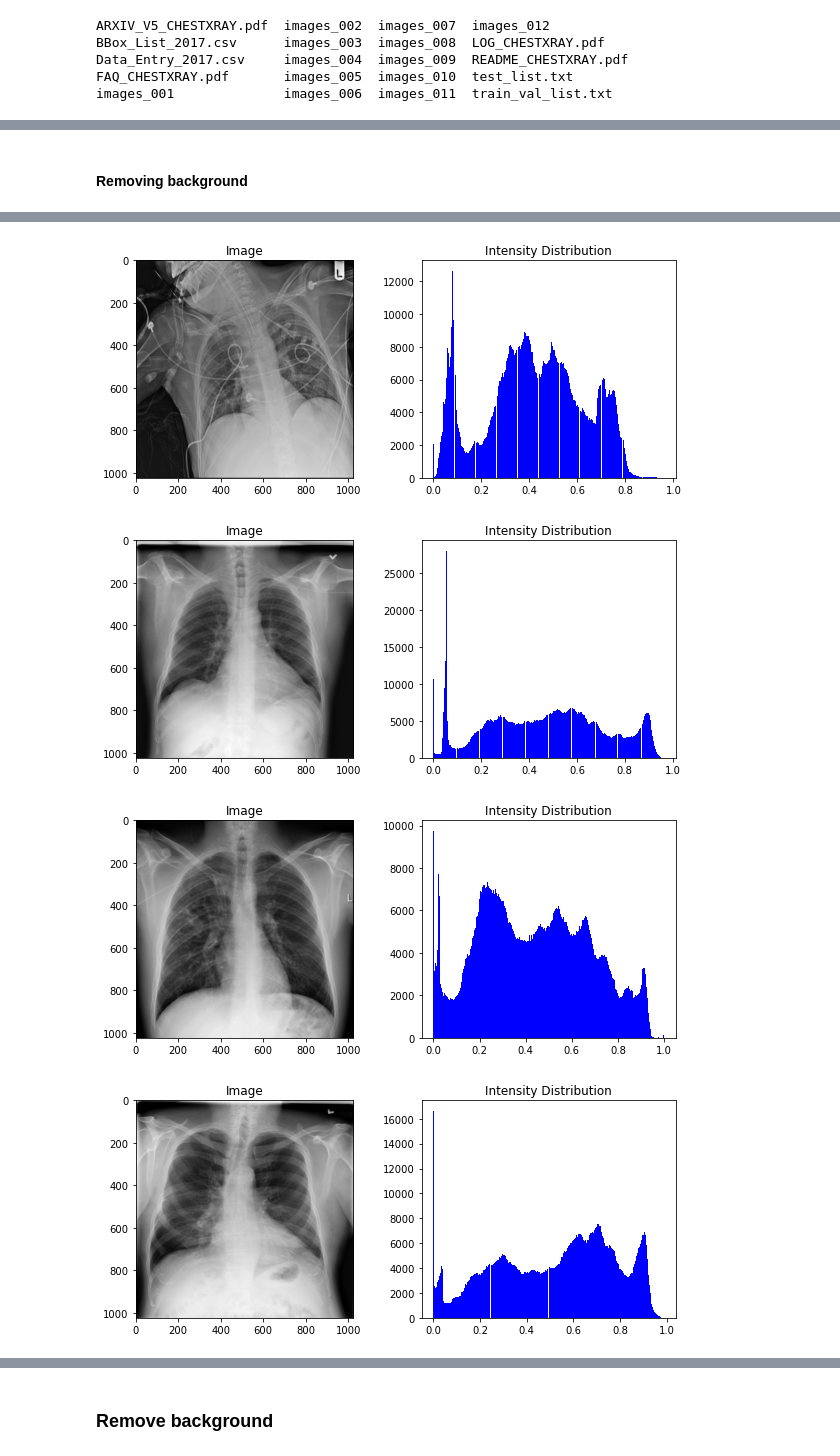
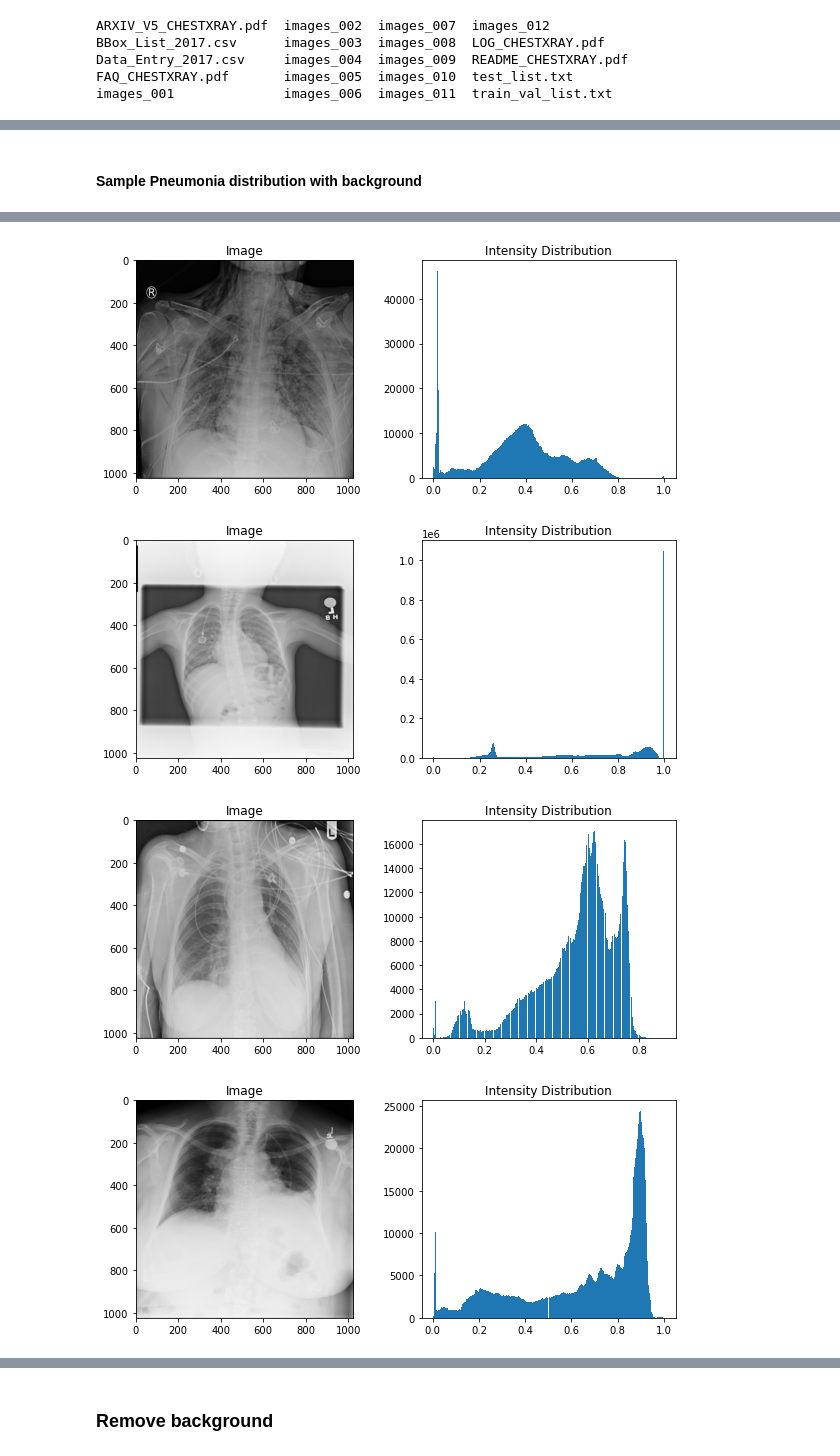
Before and after one commit to glungu/udacity-healthcare-ai, a Jupyter notebook: 02-medical-imaging-2d/project-chest-xray-pneumonia-detection/EDA.ipynb, the cells around one changed output, grey strips where cells are left out. Drawn from its saved outputs; the diff is of its cells as text; code cells hidden in the pictures.

```diff
--- a/02-medical-imaging-2d/project-chest-xray-pneumonia-detection/EDA.ipynb
+++ b/02-medical-imaging-2d/project-chest-xray-pneumonia-detection/EDA.ipynb
@@ -702,7 +758,7 @@ def show_image_distr(img_data):
 
     s2 = f.add_subplot(1, 2, 2)
     s2.set_title('Intensity Distribution')
-    plt.hist(img_data.ravel(), bins = 256, color='blue')
+    plt.hist(img_data.ravel(), bins = 256)
 
     plt.show()
 # %%
@@ -713,14 +768,0 @@ show_image_distr(ex1_data)
-# %%
-def get_image_path(row):
-    fpath = None
-    f = row['Image Index']
-    for d in range(12):
-        dname = 'images_' + str(d).zfill(3)
-        fname = '/data/' + dname + '/images/' + f
-        if os.path.isfile(fname):
-            fpath = fname
-            print(fpath)
-            break
-    return fpath
-
-pneumo_samples['image_path'] = pneumo_samples.apply(lambda x: get_image_path(x), axis=1)
@@ -751,5 +774,3 @@ def get_image_data(row):
         return img
     else:
         return None
-
-pneumo_samples['image_data'] = pneumo_samples.apply(lambda x: get_image_data(x), axis=1)
@@ -762,3 +777,4 @@ See the caveats in the documentation: https://pandas.pydata.org/pandas-docs/stab
 # %%
+pneumo_samples['image_data'] = pneumo_samples.apply(get_image_data, axis=1)
 pneumo_samples.head(2)
 # %% [output]
@@ -782,6 +804,6 @@ plt.show()
-# %% [markdown]
-#### Removing background
+# %% [markdown]
+#### Sample Pneumonia distribution with background
 # %%
-for data in pneumo_data:
+for data in pneumo_data[:10]:
     show_image_distr(data)
 # %% [output]
@@ -794,4 +816,4 @@ for data in pneumo_data:
-[figure, old version]
+[figure, new version]
-[figure, old version]
+[figure, new version]
-[figure, old version]
+[figure, new version]
-[figure, old version]
+[figure, new version]
```
Also changed, not shown: parts of 44 cells of this notebook, 5 other files.
